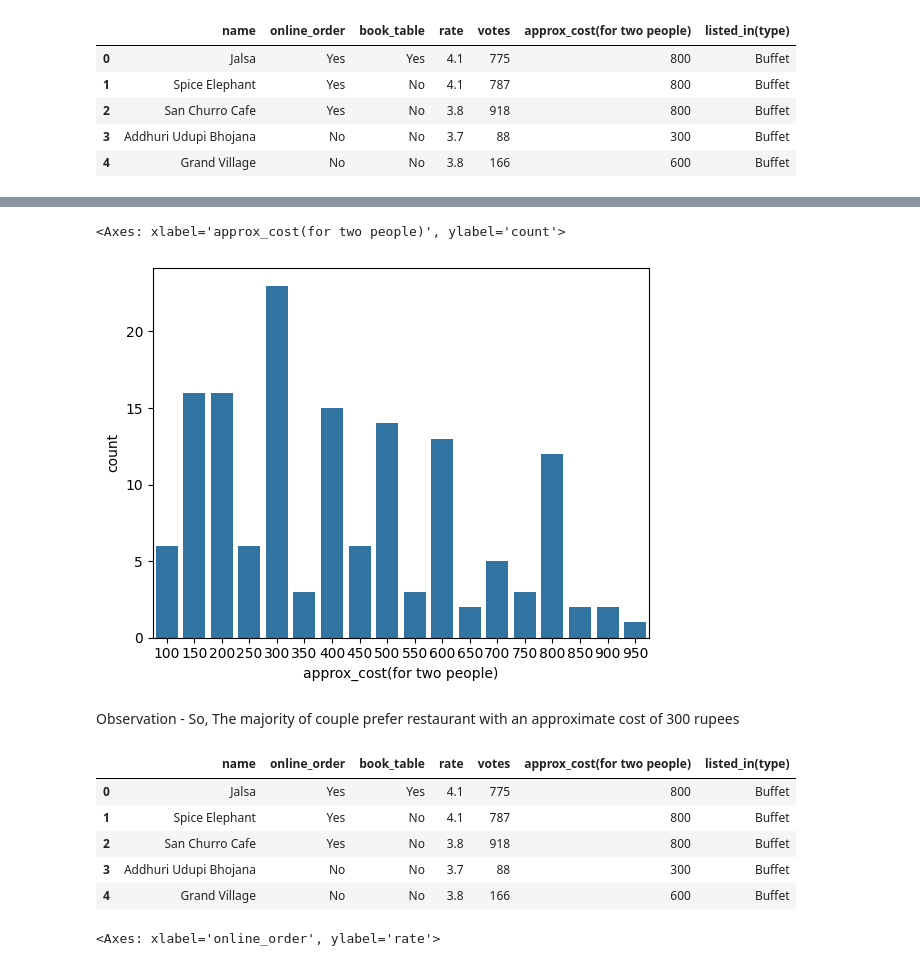
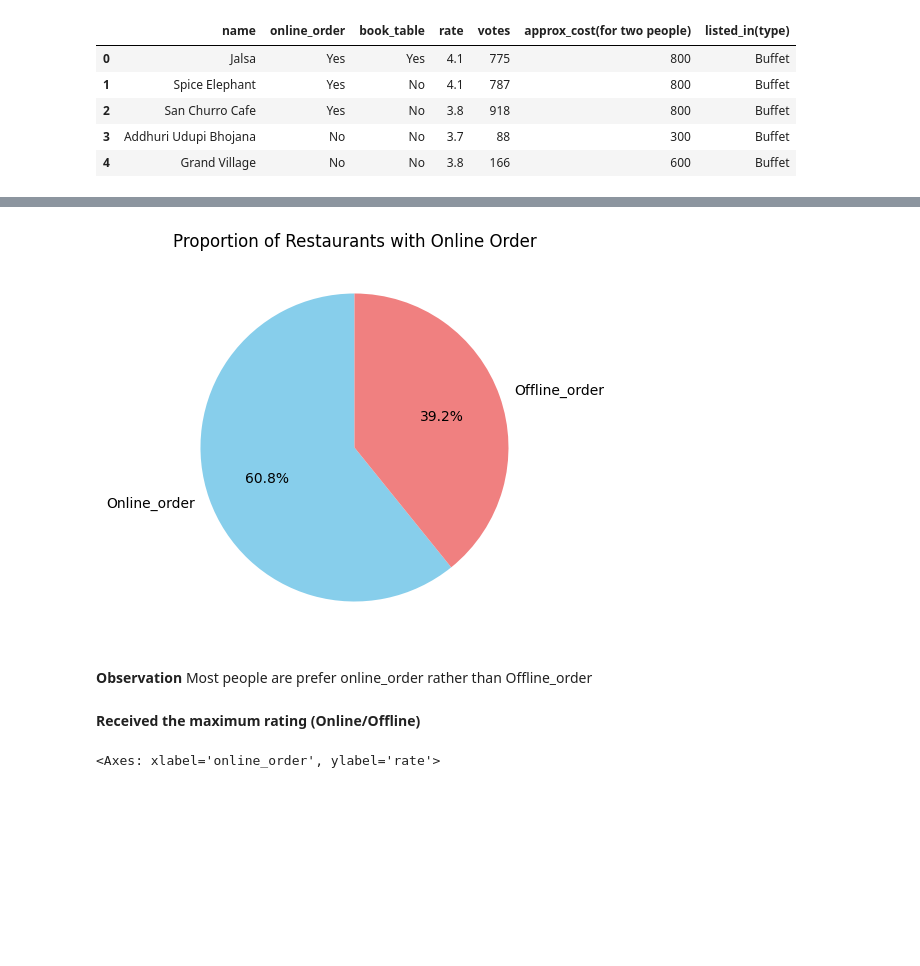
Before and after one commit to Sanu825/Zomato_Data_Analysis, a Jupyter notebook: Zomato Project.ipynb, the cells around one changed output, grey strips where cells are left out. Cells and saved outputs as stored; diff of their text form; code cells hidden in the pictures; blank space fills up the shorter version.

```diff
--- a/Zomato Project.ipynb
+++ b/Zomato Project.ipynb
@@ -126,20 +131,18 @@ dataframe.head()
-# %%
-couple_data = dataframe['approx_cost(for two people)']
-sns.countplot(x= couple_data)
-# %% [output]
-<Axes: xlabel='approx_cost(for two people)', ylabel='count'>
-[figure, removed]
-# %% [markdown]
-Observation - So, The majority of couple prefer restaurant with an approximate cost of 300 rupees
-# %%
-dataframe.head()
-# %% [output]
-|  | name | online_order | book_table | rate | votes | approx_cost(for two people) | listed_in(type) |
-| 0 | Jalsa | Yes | Yes | 4.1 | 775 | 800 | Buffet |
-| 1 | Spice Elephant | Yes | No | 4.1 | 787 | 800 | Buffet |
-| 2 | San Churro Cafe | Yes | No | 3.8 | 918 | 800 | Buffet |
-| 3 | Addhuri Udupi Bhojana | No | No | 3.7 | 88 | 300 | Buffet |
-| 4 | Grand Village | No | No | 3.8 | 166 | 600 | Buffet |
+# %%
+#pie chart or online order proportion
+
+online_order_count= dataframe['online_order'].value_counts()
+plt.figure(figsize=(5, 5))
+plt.pie(online_order_count, labels=['Online_order', 'Offline_order'],
+autopct='%1.1f%%', startangle=90, colors=['skyblue', 'lightcoral'])
+plt.title('Proportion of Restaurants with Online Order')
+plt.show()
+# %% [output]
+[figure, added]
+# %% [markdown]
+**Observation** Most people are prefer online_order rather than Offline_order
+# %% [markdown]
+**Received the maximum rating (Online/Offline)**
 # %%
 plt.figure(figsize=(6,6))
 sns.boxplot(x= 'online_order', y='rate', data= dataframe)
```
Also changed, not shown: parts of 20 cells of this notebook.
